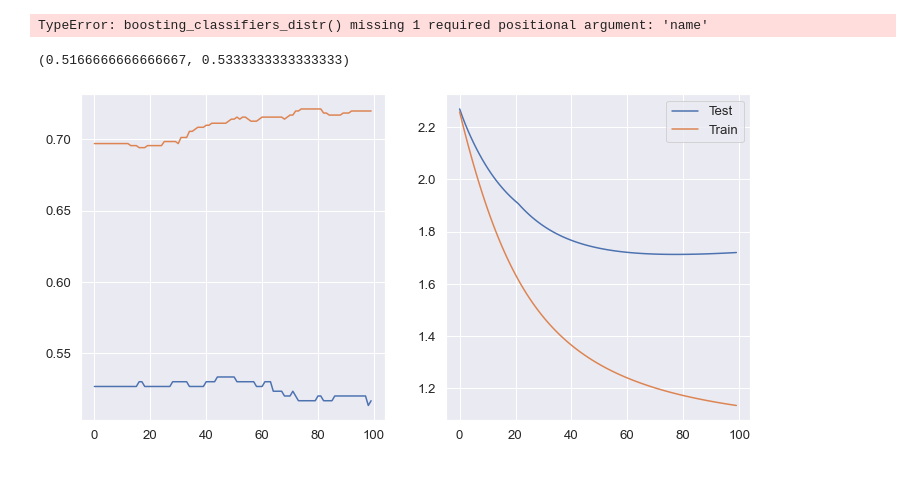
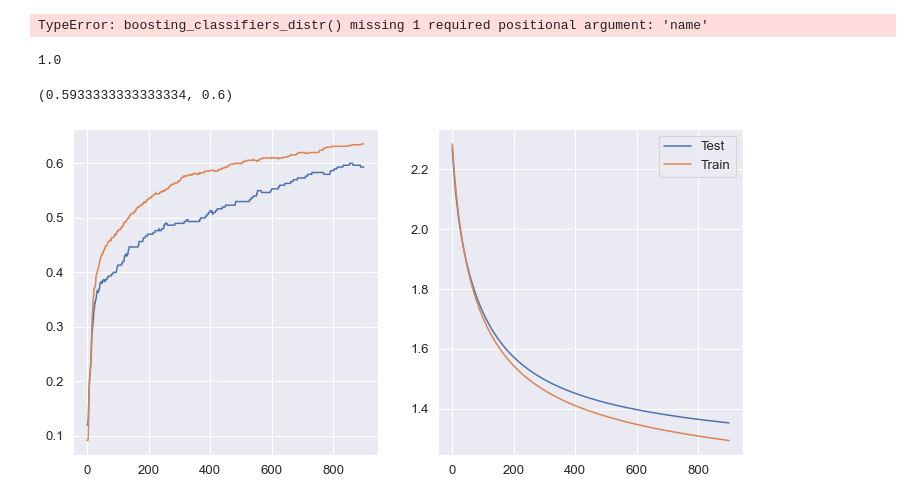
Before and after one commit to AndreySmirdin/CrowdInference, a Jupyter notebook: Music.ipynb, the cells around one changed output. Saved outputs shown, nothing was run; the diff lists cells and outputs as text; code cells hidden in the pictures.

```diff
--- a/Music.ipynb
+++ b/Music.ipynb
@@ -130,9 +163,10 @@ plt.plot(music_methods[2].accuracies)
 max(music_methods[1].accuracies), max(music_methods[2].accuracies)
 # %%
 reload_all()
-bm.run_mv_classifier(music_data, iters=100, n_classes=10, lr=1000, hard=False)
+bm.run_mv_classifier(music_data, iters=900, n_classes=10, lr=0.0007, hard=False)
 # %% [output]
-(0.5166666666666667, 0.5333333333333333)
+1.0
+(0.5933333333333334, 0.6)
-[figure, old version]
+[figure, new version]
 # %%
 reload_all()
```
Also changed, not shown: parts of 6 cells of this notebook, 9 other files.
